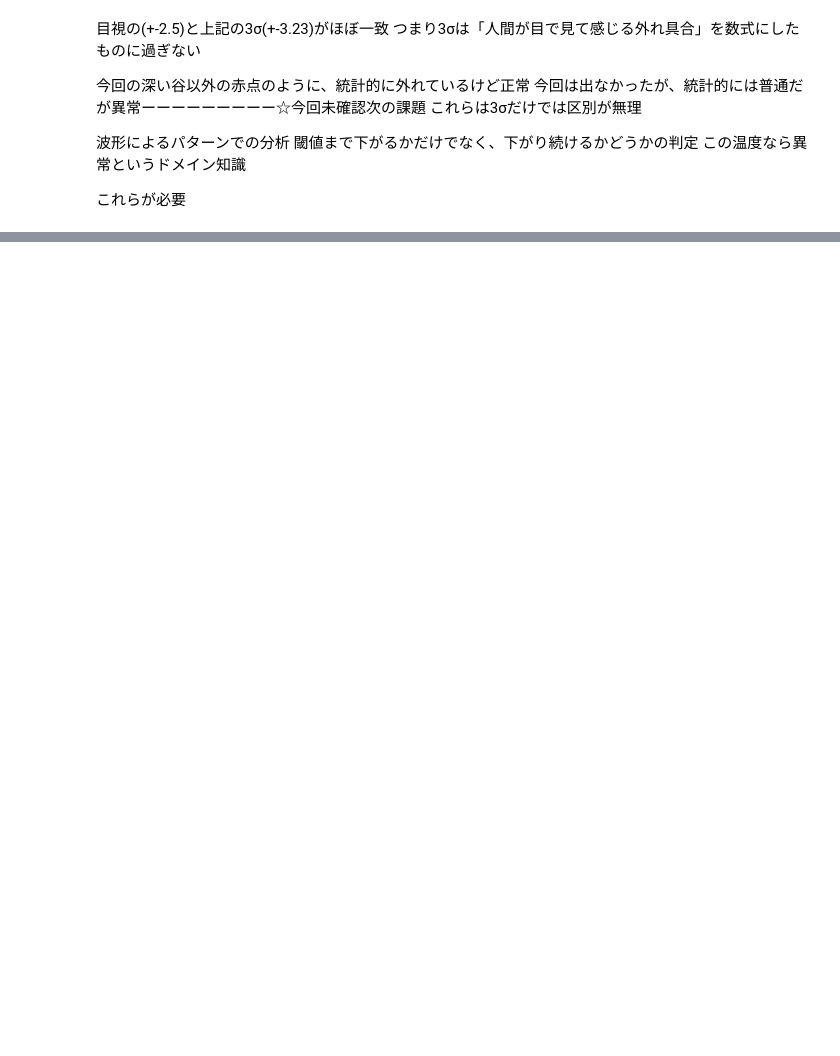
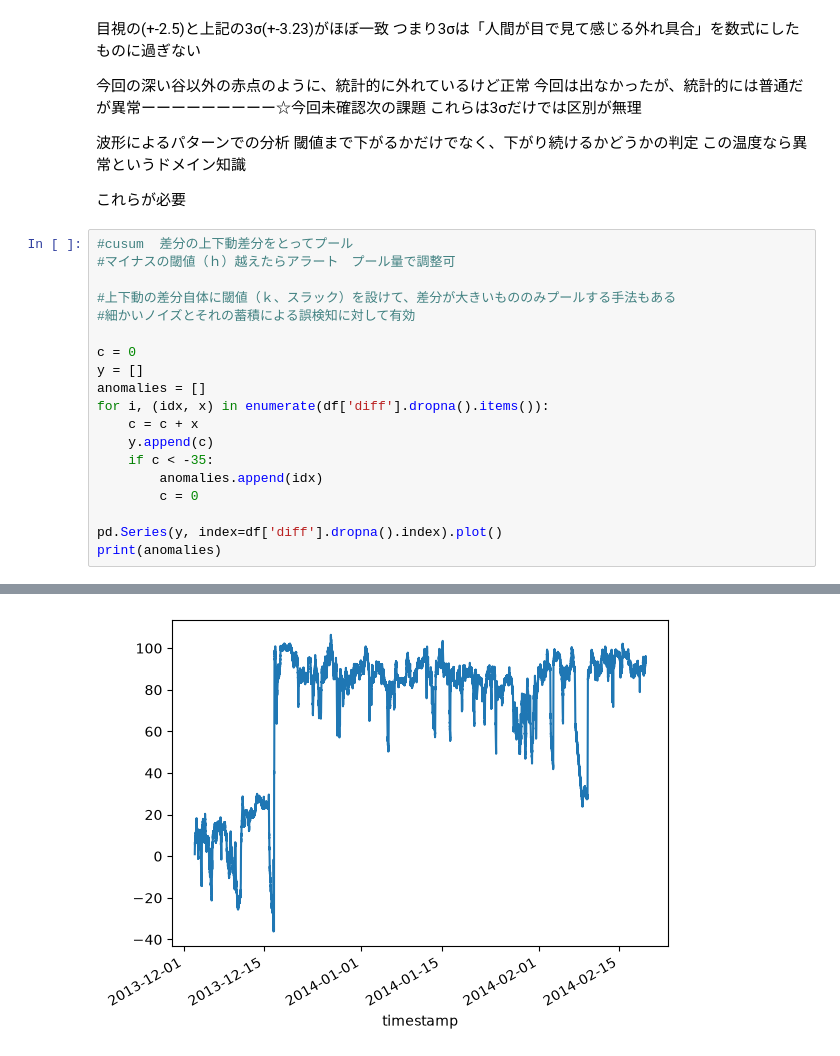
Before and after one commit to zo-ff/anomaly-detection, a Jupyter notebook: machine_temperature_system_failure.ipynb, the cells around one changed output, grey strips where cells are left out. Drawn from its saved outputs; the diff is of its cells as text; blank space fills up the shorter version.

```diff
--- a/machine_temperature_system_failure.ipynb
+++ b/machine_temperature_system_failure.ipynb
@@ -139,3 +142,23 @@ plt.show()
 この温度なら異常というドメイン知識
 
 これらが必要
+# %%
+#cusum  差分の上下動差分をとってプール
+#マイナスの閾値（ｈ）越えたらアラート　プール量で調整可
+
+#上下動の差分自体に閾値（ｋ、スラック）を設けて、差分が大きいもののみプールする手法もある
+#細かいノイズとそれの蓄積による誤検知に対して有効
+
+c = 0
+y = []
+anomalies = []
+for i, (idx, x) in enumerate(df['diff'].dropna().items()):
+    c = c + x
+    y.append(c)
+    if c < -35:
+        anomalies.append(idx)
+        c = 0
+
+pd.Series(y, index=df['diff'].dropna().index).plot()
+print(anomalies)
+# %% [output]
@@ -141,0 +166 @@ plt.show()
+[figure, added]
```
Also changed, not shown: parts of 3 cells of this notebook.
